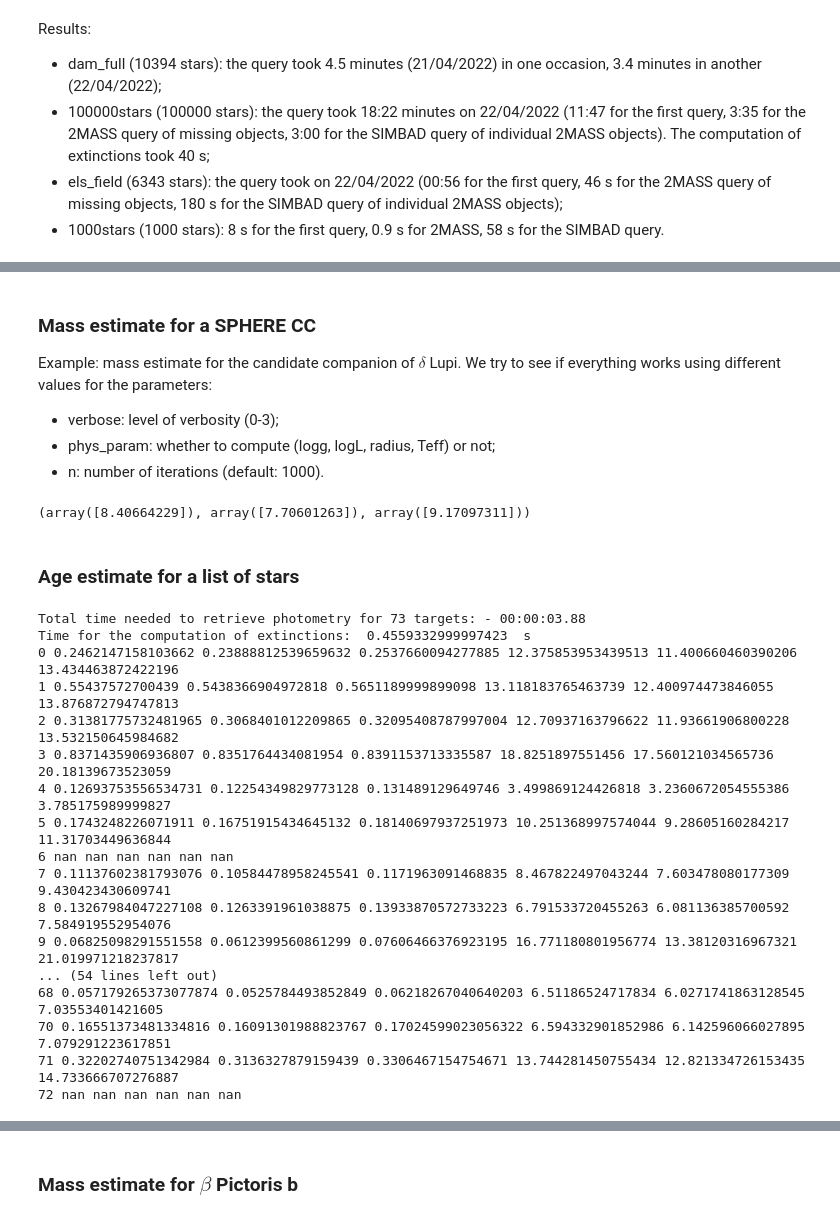
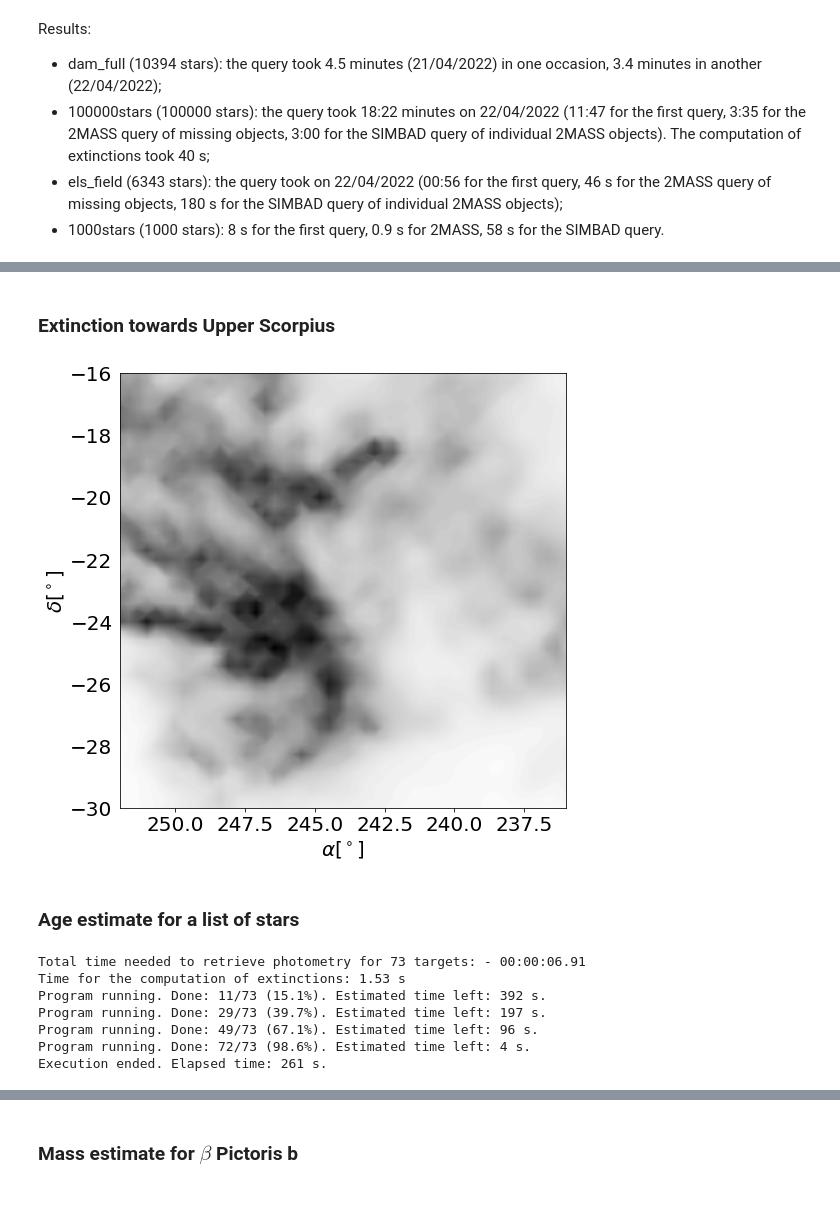
Before and after one commit to vsquicciarini/madys, a Jupyter notebook: try_class.ipynb, the cells around one changed output, grey strips where cells are left out. Saved outputs shown, nothing was run; the diff lists cells and outputs as text; code cells hidden in the pictures.

```diff
--- a/try_class.ipynb
+++ b/try_class.ipynb
@@ -191,27 +86,22 @@ Total time needed to compute extinction for 1000 targets (STILISM map): - 5.30 s
-# %% [markdown]
-### Mass estimate for a SPHERE CC
-
-Example: mass estimate for the candidate companion of $\delta$ Lupi.
-We try to see if everything works using different values for the parameters:
-
-- verbose: level of verbosity (0-3);
-- phys_param: whether to compute (logg, logL, radius, Teff) or not;
-- n: number of iterations (default: 1000).
-# %%
-path_aa=r'C:\Users\Vito\Desktop\PhD\Progetti\BEAST\HIP75141'
-ebv=SampleObject.interstellar_ext(ra=230.34292059535883,dec=-40.64760760160889,par=6.729571945649031)
-file_b=Table([['IRDIS planet'],[14.395+3.960],[14.179+3.960],[np.sqrt(0.268**2+0.072**2)],[np.sqrt(0.268**2+0.085**2)],[6.7296],[0.4819]],names=('name','SPH_K1','SPH_K2','SPH_K1_err','SPH_K2_err','parallax','parallax_err'))
-#mu2_b=SampleObject(file_b,ebv=ebv,verbose=0)
-
-verb=0
-n=1000
-
-mu2_b=SampleObject(file_b,mock_file=os.path.join(path_aa,'del_lup_b.txt'),ebv=ebv,verbose=verb)
-res1_b=mu2_b.get_params('ames_dusty',mass_range=[0.005,0.1],age_range=np.array([[20,16,24]]),m_unit='m_jup',ph_cut=0.8,n_try=n,phys_param=False)
-
-res1_b['masses'],res1_b['masses_min'],res1_b['masses_max']
-# %% [output]
-(array([8.40664229]), array([7.70601263]), array([9.17097311]))
+# %% [markdown]
+### Extinction towards Upper Scorpius
+# %%
+grid_x=np.linspace(236,252,1000)
+grid_y=np.linspace(-30,-16,1000)
+XX, YY = np.meshgrid(grid_x,grid_y)
+
+fontsize=20
+
+fig, ax = plt.subplots(figsize=(8,8))
+SampleObject.plot_2D_ext(ra=[236,252],dec=[-30,-16],d=160,color='G',reverse_xaxis=True,cmap='gray_r',fontsize=fontsize,colorbar=False,ax=ax)
+ax.xaxis.set_tick_params(labelsize=fontsize)
+ax.yaxis.set_tick_params(labelsize=fontsize)
+ax.yaxis.set_tick_params(which='minor', bottom=False)
+ax.yaxis.set_tick_params(which='major', bottom=False)
+ax.set_xlabel(r'$\alpha [^\circ]$',fontsize=fontsize)
+plt.show()
+# %% [output]
+[figure, added]
 # %% [markdown]
 ### Age estimate for a list of stars
 # %%
@@ -233,7 +123,7 @@ def load_ELS(refresh=False):
     els,=np.where((np.abs(pmra_e+11.7)<7) & (np.abs(pmdec_e+23.1)<7) & (pmdec_e>-25) & (pmra_e<-10.2) & (v_dec_e<-16) & (v_dec_e>-21) & (par_e<6.5) & (par_e>5.3) & (v_ra_e<-7) & (v_ra_e>-10) & (gl_e>345) & (gl_e<347.5) & (gb_e>3.3) & (gb_e<5))
 
     PIK=r'C:\Users\Vito\Desktop\PhD\My papers\mu2 Sco\all_data_ELS.pkl'
-    if SampleObject.file_search(PIK)==False: refresh=True
+    if SampleObject._file_search(PIK)==False: refresh=True
 
     if refresh==False:
         with open(PIK,'rb') as f:
@@ -252,20 +142,10 @@ ra_e,dec_e,par_e,par_err_e,pmra_e,pmra_err_e,pmdec_e,pmdec_err_e,rv_e,rv_err_e,g
 #res1=els_obj.get_agemass('bhac15',age_range=[1,300],n_try=200)
 res1=els_obj.get_params('bhac15',age_range=[1,300],n_try=200,save_maps=True,verbose=0)
 # %% [output]
-Total time needed to retrieve photometry for 73 targets: - 00:00:03.88
-Time for the computation of extinctions:  0.4559332999997423  s
-0 0.2462147158103662 0.23888812539659632 0.2537660094277885 12.375853953439513 11.400660460390206 13.434463872422196
-1 0.55437572700439 0.5438366904972818 0.5651189999899098 13.118183765463739 12.400974473846055 13.876872794747813
-2 0.31381775732481965 0.3068401012209865 0.32095408787997004 12.70937163796622 11.93661906800228 13.532150645984682
-3 0.8371435906936807 0.8351764434081954 0.8391153713335587 18.8251897551456 17.560121034565736 20.18139673523059
-4 0.12693753556534731 0.12254349829773128 0.131489129649746 3.499869124426818 3.2360672054555386 3.785175989999827
-5 0.1743248226071911 0.16751915434645132 0.18140697937251973 10.251368997574044 9.28605160284217 11.31703449636844
-6 nan nan nan nan nan nan
-7 0.11137602381793076 0.10584478958245541 0.1171963091468835 8.467822497043244 7.603478080177309 9.430423430609741
-8 0.13267984047227108 0.1263391961038875 0.13933870572733223 6.791533720455263 6.081136385700592 7.584919552954076
-9 0.06825098291551558 0.0612399560861299 0.07606466376923195 16.771180801956774 13.38120316967321 21.019971218237817
-... (54 lines left out)
-68 0.057179265373077874 0.0525784493852849 0.06218267040640203 6.51186524717834 6.0271741863128545 7.03553401421605
-70 0.16551373481334816 0.16091301988823767 0.17024599023056322 6.594332901852986 6.142596066027895 7.079291223617851
-71 0.32202740751342984 0.3136327879159439 0.3306467154754671 13.744281450755434 12.821334726153435 14.733666707276887
-72 nan nan nan nan nan nan
+Total time needed to retrieve photometry for 73 targets: - 00:00:06.91
+Time for the computation of extinctions: 1.53 s
+Program running. Done: 11/73 (15.1%). Estimated time left: 392 s.
+Program running. Done: 29/73 (39.7%). Estimated time left: 197 s.
+Program running. Done: 49/73 (67.1%). Estimated time left: 96 s.
+Program running. Done: 72/73 (98.6%). Estimated time left: 4 s.
+Execution ended. Elapsed time: 261 s.
```
Also changed, not shown: parts of 28 cells of this notebook.
